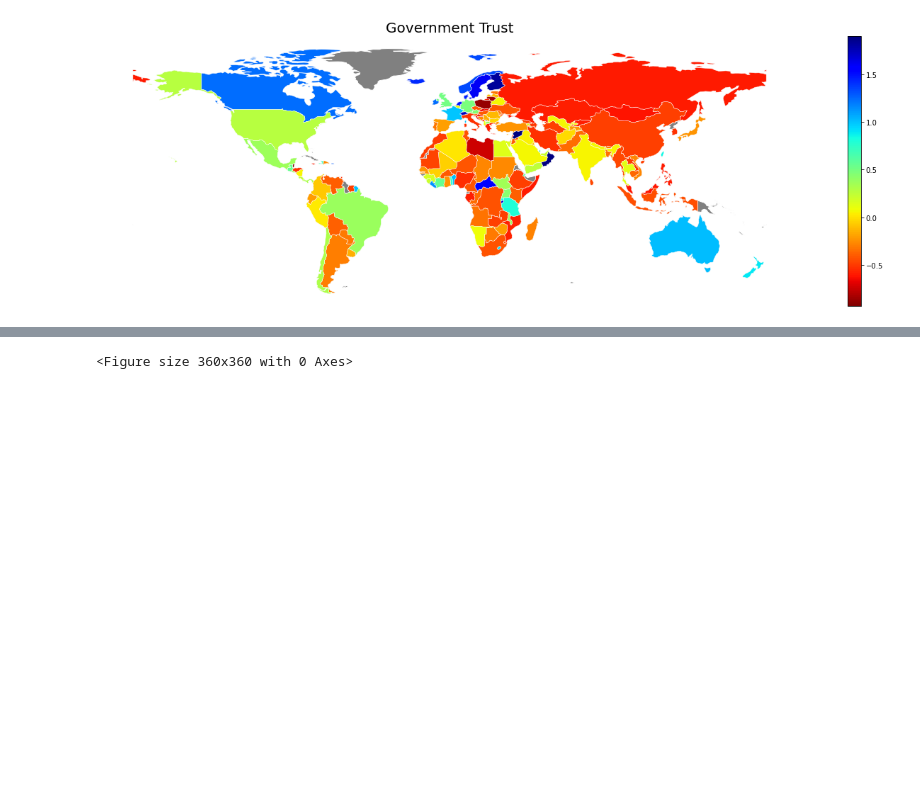
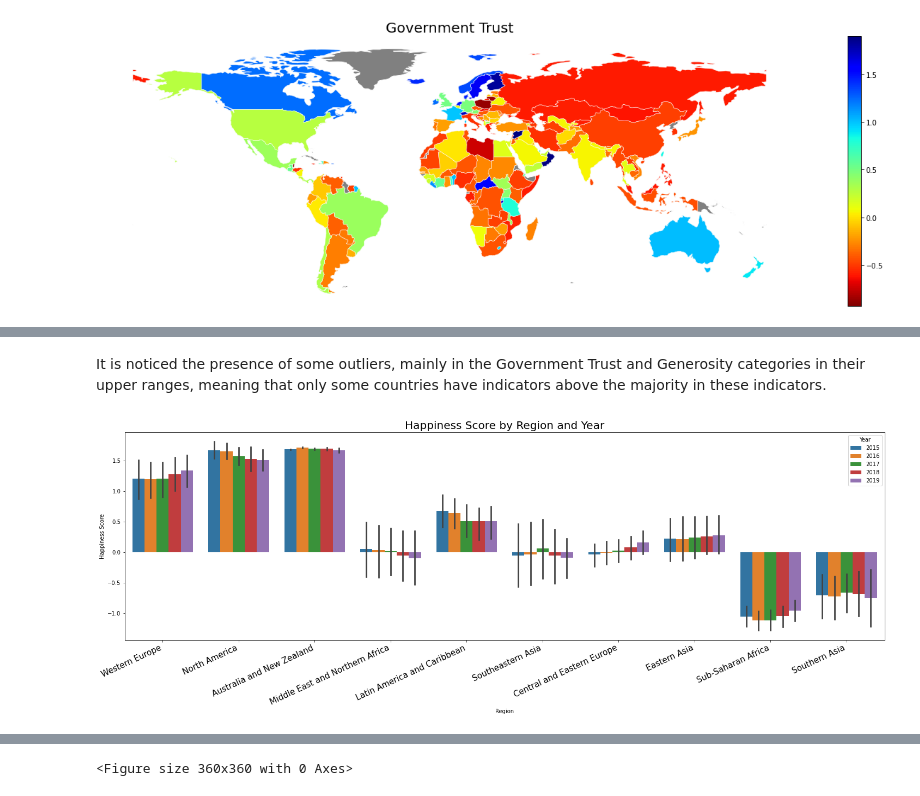
Before and after one commit to leokobi/World-Happiness-Analysis, a Jupyter notebook: Analise Felicidade Mundo.ipynb, the cells around one changed output, grey strips where cells are left out. Drawn from its saved outputs; the diff is of its cells as text; code cells hidden in the pictures; blank space fills up the shorter version.

```diff
--- a/Analise Felicidade Mundo.ipynb
+++ b/Analise Felicidade Mundo.ipynb
@@ -372,0 +403,11 @@ sns.boxplot(data=df_scale.iloc[:,0:7])
+# %% [markdown]
+It is noticed the presence of some outliers, mainly in the Government Trust and Generosity categories in their upper ranges, meaning that only some countries have indicators above the majority in these indicators.
+# %%
+# Visualization of the level of Happiness by year and by region
+
+fig, ax = plt.subplots(figsize=(25,7))
+sns.barplot(x=df_scale['Region'],y=df_scale['Happiness Score'],hue=df_scale['Year'])
+ax.set_title("Happiness Score by Region and Year",fontsize=20)
+plt.xticks(rotation=25,ha='right',fontsize=15);
+# %% [output]
+[figure, added]
```
Also changed, not shown: parts of 99 cells of this notebook.
